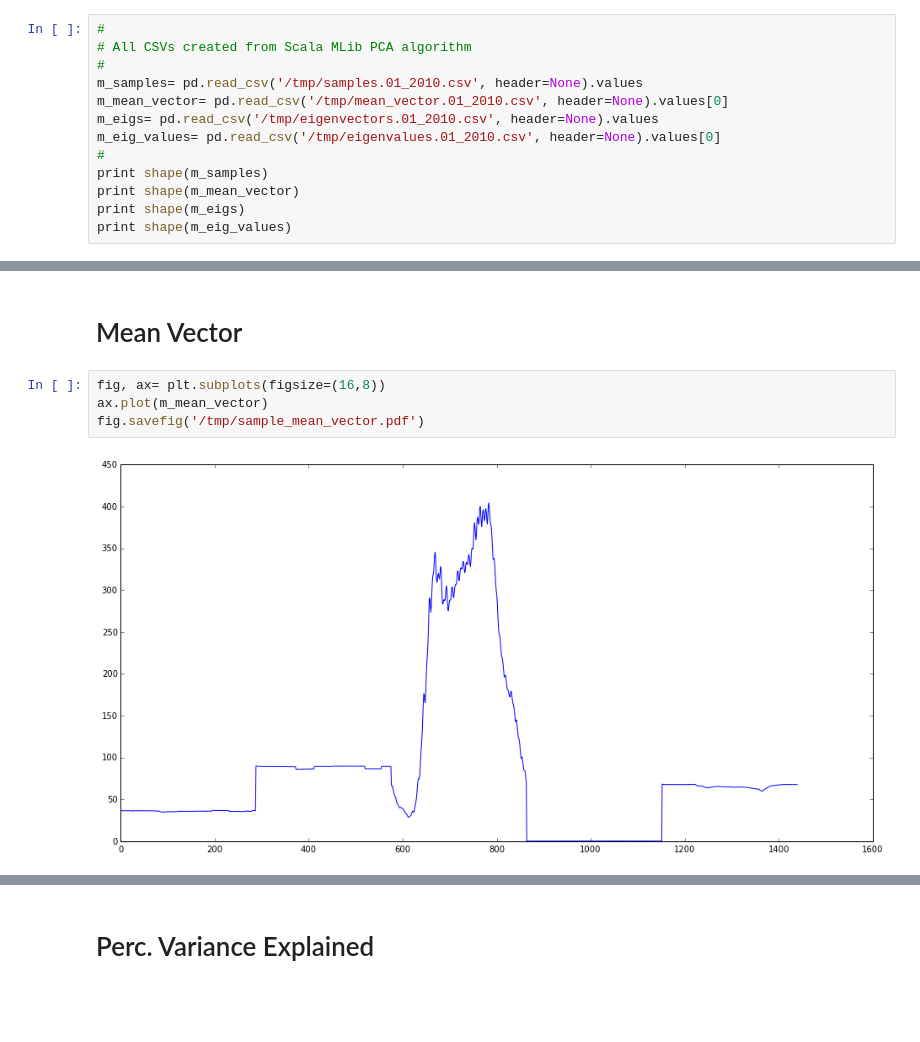
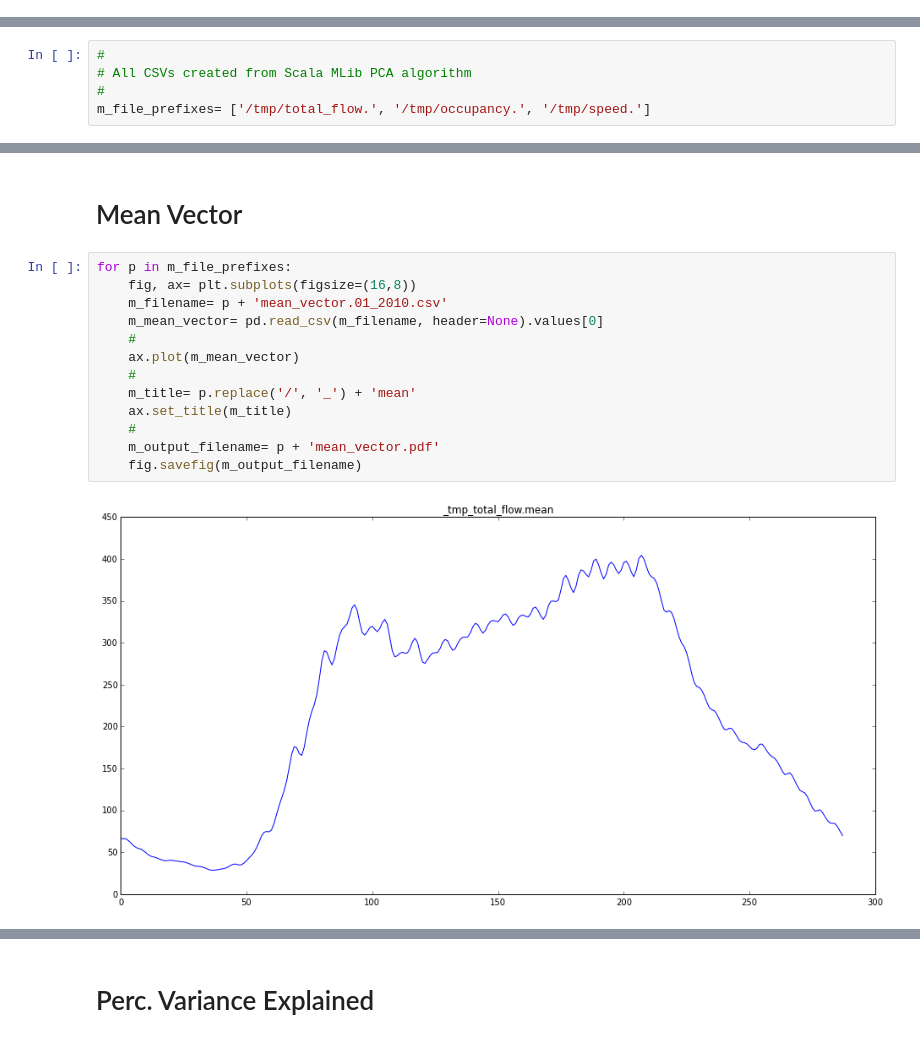
Before and after one commit to conwaywong/dse_capstone, a Jupyter notebook: ml/notebooks/SparkMLibViz.ipynb, the cells around one changed output, grey strips where cells are left out. Cells and saved outputs as stored; diff of their text form; blank space fills up the shorter version.

```diff
--- a/ml/notebooks/SparkMLibViz.ipynb
+++ b/ml/notebooks/SparkMLibViz.ipynb
@@ -4,16 +4,3 @@
 Populating the interactive namespace from numpy and matplotlib
 # %%
 import pandas as pd
-# %%
-#
-# All CSVs created from Scala MLib PCA algorithm
-#
-m_samples= pd.read_csv('/tmp/samples.01_2010.csv', header=None).values
-m_mean_vector= pd.read_csv('/tmp/mean_vector.01_2010.csv', header=None).values[0]
-m_eigs= pd.read_csv('/tmp/eigenvectors.01_2010.csv', header=None).values
-m_eig_values= pd.read_csv('/tmp/eigenvalues.01_2010.csv', header=None).values[0]
-#
-print shape(m_samples)
-print shape(m_mean_vector)
-print shape(m_eigs)
-print shape(m_eig_values)
@@ -25,10 +7,24 @@ print shape(m_eig_values)
+# %%
+#
+# All CSVs created from Scala MLib PCA algorithm
+#
+m_file_prefixes= ['/tmp/total_flow.', '/tmp/occupancy.', '/tmp/speed.']
 # %% [markdown]
 ## NOTE: All visualizations against dataset with no standardization
 # %% [markdown]
 # Mean Vector
-# %%
-fig, ax= plt.subplots(figsize=(16,8))
-ax.plot(m_mean_vector)
-fig.savefig('/tmp/sample_mean_vector.pdf')
-# %% [output]
-[figure, removed]
+# %%
+for p in m_file_prefixes:
+    fig, ax= plt.subplots(figsize=(16,8))
+    m_filename= p + 'mean_vector.01_2010.csv'
+    m_mean_vector= pd.read_csv(m_filename, header=None).values[0]
+    #
+    ax.plot(m_mean_vector)
+    #
+    m_title= p.replace('/', '_') + 'mean'
+    ax.set_title(m_title)
+    #
+    m_output_filename= p + 'mean_vector.pdf'
+    fig.savefig(m_output_filename)
+# %% [output]
+[figure, added]
```
Also changed, not shown: parts of 8 cells of this notebook, 4 other files.
